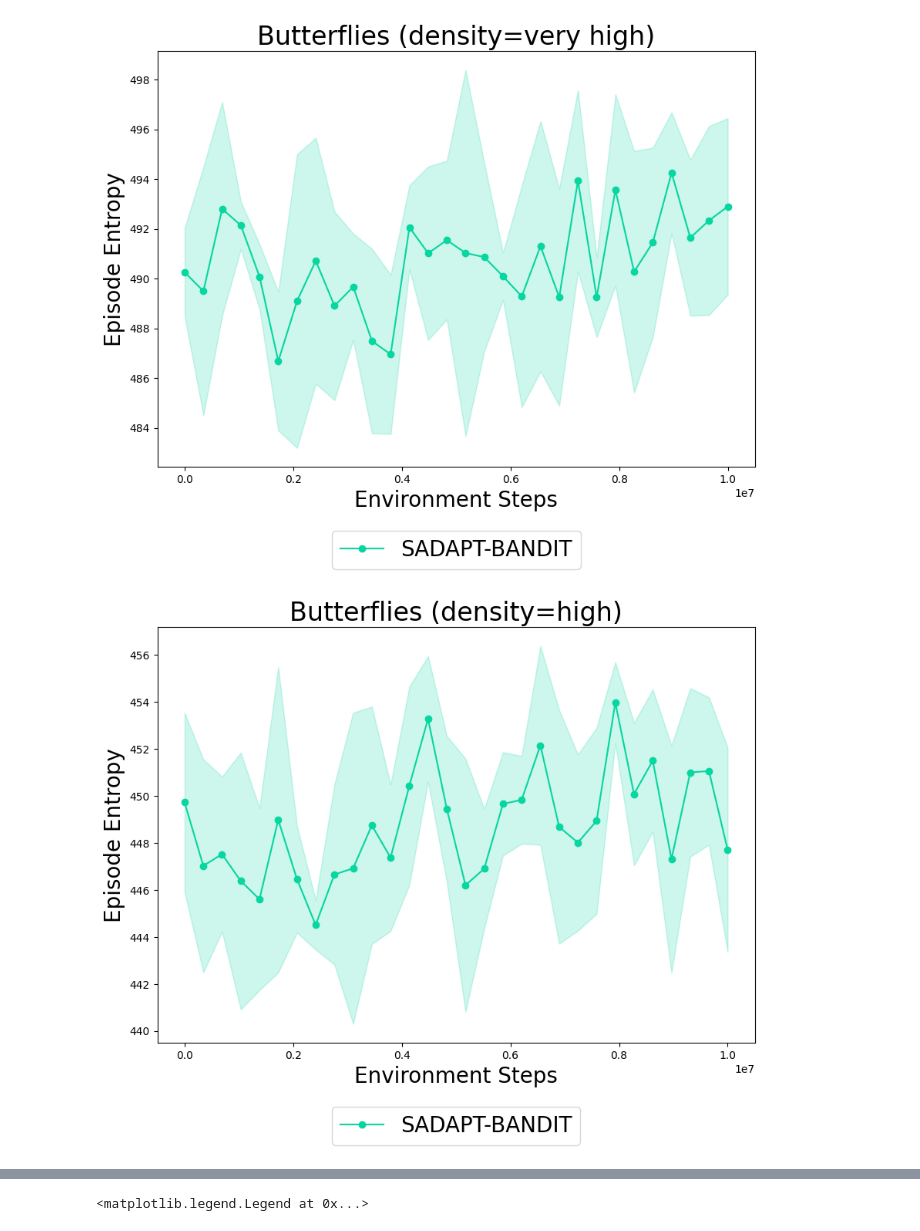
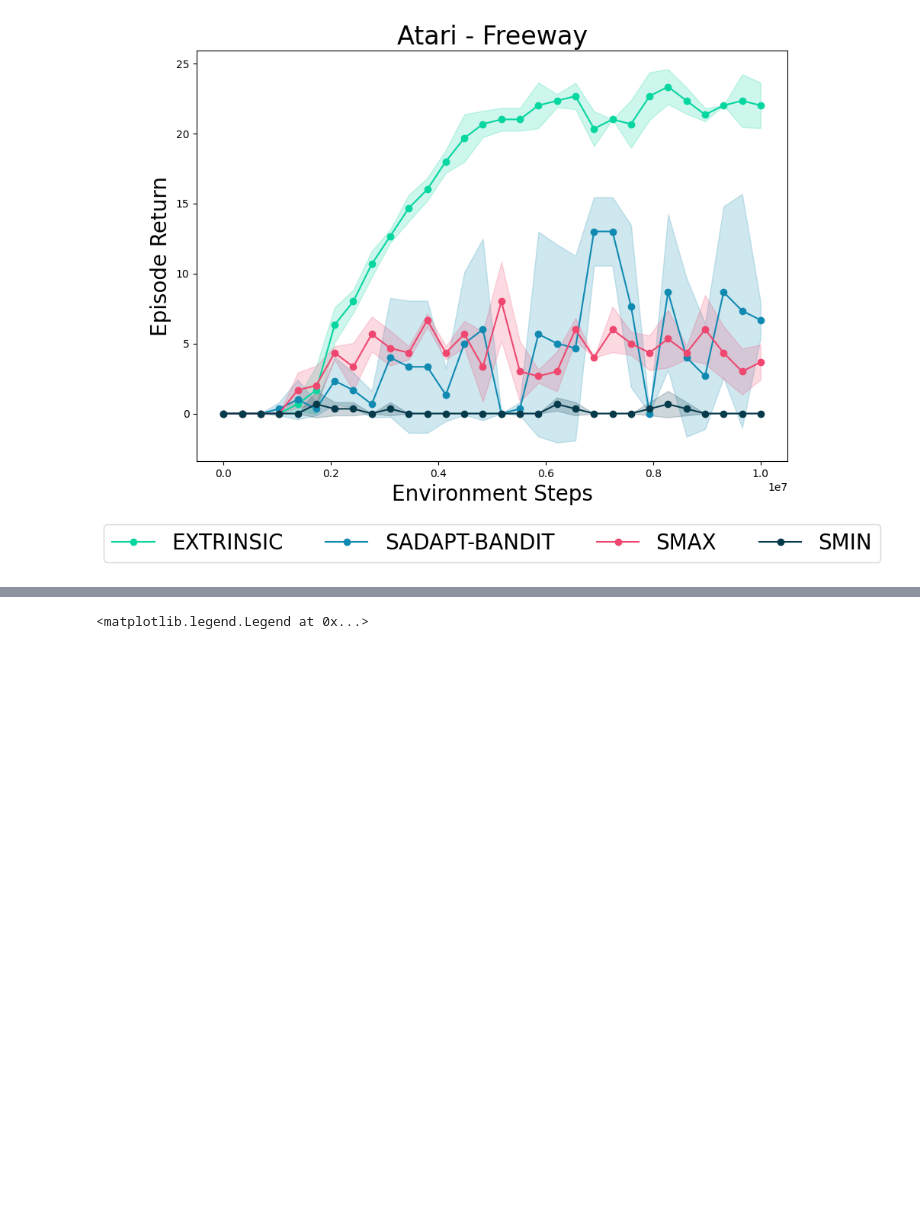
Before and after one commit to roger-creus/surprise-adaptive-agents, a Jupyter notebook: plots/RLC_paper_results.ipynb, the cells around one changed output, grey strips where cells are left out. Drawn from its saved outputs; the diff is of its cells as text; code cells hidden in the pictures; blank space fills up the shorter version.

```diff
--- a/plots/RLC_paper_results.ipynb
+++ b/plots/RLC_paper_results.ipynb
@@ -5,7 +5,7 @@ import matplotlib.pyplot as plt
 import seaborn as sns
 import os
 # %%
-data_path = "/home/roger/Desktop/surprise-adaptive-agents/butterflies/runs"
+data_path = "/home/roger/Desktop/surprise-adaptive-agents/paper_runs/runs"
 exps = os.listdir(data_path)
 reward_results = {}
 surprise_results = {}
@@ -27,7 +27,7 @@ for exp in exps:
 
         file = os.path.join(data_path, exp, "log.csv")
         reward_data = pd.read_csv(file)
-        reward_results[exp_name].append(reward_data["ep_entropy"])
+        reward_results[exp_name].append(reward_data["ep_return"])
         surprise_results[exp_name].append(reward_data["ep_entropy"])
 
         # for tetris, instead, overwrite the return with =1 if ep_length > 500 and =0 otherwise
@@ -56,7 +56,8 @@ for key in reward_results.keys():
         print(reward_results[key].shape)
 # %%
 #env_names = ["ButterfliesEnv", "tetris", "ButterfliesEnvLarge", "MazeEnvLarge2", "ButterfliesEnvLarge2", "MazeEnv2", "Breakout", "Freeway", "Seaquest", "SpaceInvaders", "Asterix"]
-env_names = ["ButterfliesEnvLarge3", "ButterfliesEnvLarge4", "ButterfliesEnvLarge5", "ButterfliesEnvLarge6", "ButterfliesEnvLarge8"]
+#env_names = ["ButterfliesEnvLarge3", "ButterfliesEnvLarge4", "ButterfliesEnvLarge5", "ButterfliesEnvLarge6", "ButterfliesEnvLarge8"]
+env_names = ["Atari-Freeway"]
 # one color for S-Max, S-Min, Extrinisc, S-Adapt
 colors = ["#06d6a0", "#118ab2", "#ef476f", "#073b4c", "#ffbc42"]
 
@@ -70,7 +71,7 @@ for env in env_names:
             (env == "MazeEnvLarge" and ("MazeEnv2" in exp or "MazeEnvLarge2" in exp)) or (env == "ButterfliesEnvLarge" and ("ButterfliesEnv2" in exp or "ButterfliesEnvLarge2" in exp)):
             continue
 
-        if "gaussian" in exp: continue
+        #if "gaussian" in exp: continue
 
         if env in ["Breakout", "Freeway", "Seaquest", "SpaceInvaders", "Asterix"]:
             exp_name = exp.split("_")[1].upper()
@@ -127,6 +128,8 @@ for env in env_names:
             env_title = "Butterflies (density=low)"
         elif env_title == "Butterfliesenvlarge8":
             env_title = "Butterflies (density=very low)"
+        elif env_title == "Atari-freeway":
+            env_title = "Atari - Freeway"
         else:
             print(env_title)
             raise ValueError("Invalid env_title")
@@ -152,34 +155,33 @@ for env in env_names:
         else:
             mean = reward_results[exp].mean(axis=0)
             std = reward_results[exp].std(axis=0)
 
             mean_surprise = surprise_results[exp].mean(axis=0)
             std_surprise = surprise_results[exp].std(axis=0)
 
             # if env is breakout and exp is extrinsic, overwrite the first point with a zero
             #if env == "Breakout" and exp_name == "EXTRINSIC":
             #    mean_surprise[0] = 0.05
             #    std_surprise[0] = 0
 
             x_axis = np.linspace(0, 10_000_000, num_points)
 
             plt.plot(x_axis, mean, marker="o", label=exp_name, color=colors[idx_])
             plt.fill_between(x_axis, mean+std, mean-std, alpha=0.2, color=colors[idx_])
             #ax[1].plot(x_axis, mean_surprise, marker="o", label=exp_name, color=colors[idx_])
             #ax[1].fill_between(x_axis, mean_surprise+std_surprise, mean_surprise-std_surprise, alpha=0.2, color=colors[idx_])
 
         plt.title(env_title, fontsize=24)
         plt.xlabel("Environment Steps", fontsize=20)
-        plt.ylabel("Episode Entropy", fontsize=20)
+        plt.ylabel("Episode Return", fontsize=20)
         #plt.ti(env_title, fontsize=18)
         #plt.set_xlabel("Environment Steps", fontsize=18)
         #plt.set_ylabel("Episode Entropy", fontsize=18)
         idx_ += 1
 
     # only 1 legend, center bottom outside of plot. make large
     plt.legend(loc='center', ncol=5, fontsize=20, bbox_to_anchor=(0.5, -0.2))
     # save the axes as a single image
-    plt.savefig(f"../paper_plots/{env}_entropy.png", bbox_inches='tight')
+    plt.savefig(f"../paper_plots/{env}_return.png", bbox_inches='tight')
 # %% [output]
-[figure, old version]
+[figure, new version]
-[figure, removed]
```
Also changed, not shown: parts of 1 cell of this notebook, 1 other file.
